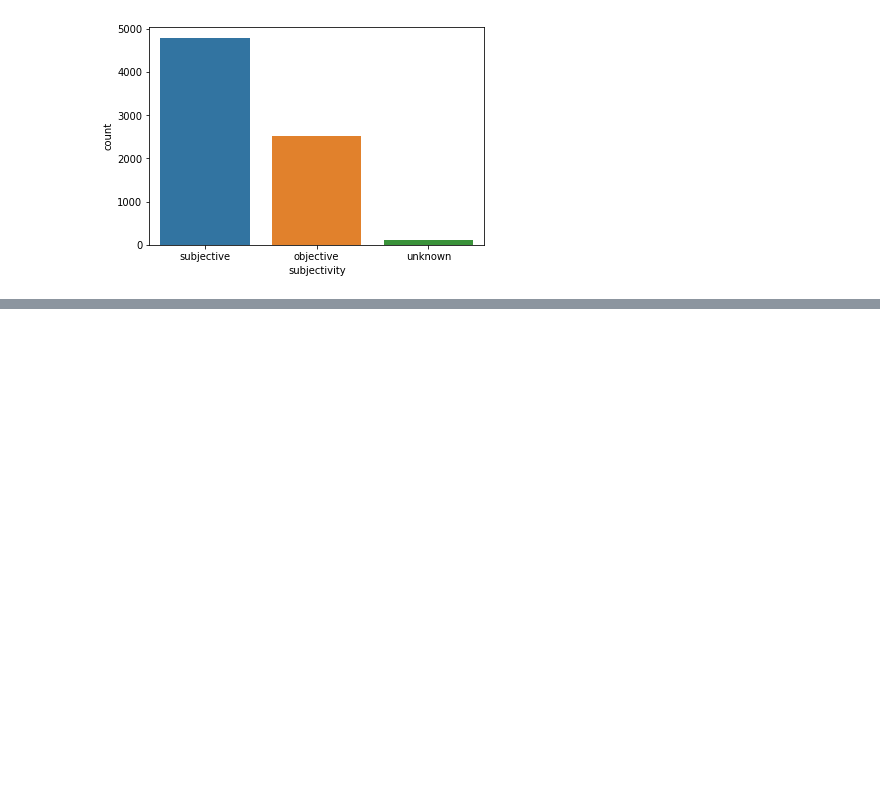
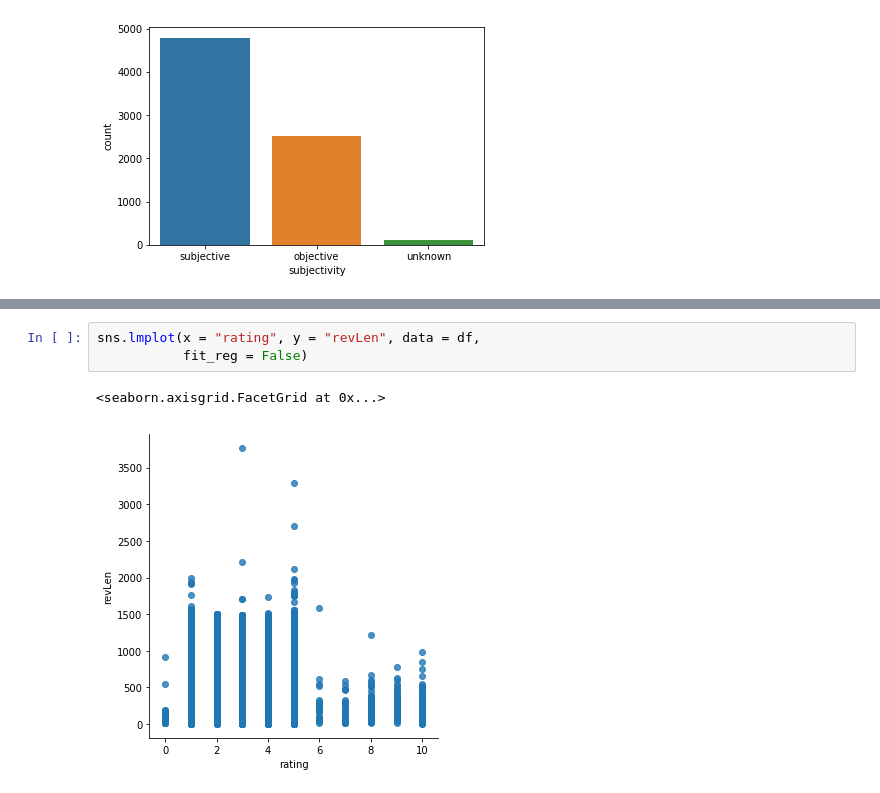
Before and after one commit to itsbrycehere/Data-Science, a Jupyter notebook: HotelSound.ipynb, the cells around one changed output, grey strips where cells are left out. Drawn from its saved outputs; the diff is of its cells as text; blank space fills up the shorter version.

```diff
--- a/HotelSound.ipynb
+++ b/HotelSound.ipynb
@@ -278,0 +299,6 @@ sns.countplot(dfSound.subjectivity)
+# %%
+sns.lmplot(x = "rating", y = "revLen", data = df,
+           fit_reg = False)
+# %% [output]
+<seaborn.axisgrid.FacetGrid at 0x...>
+[figure, added]
```
Also changed, not shown: parts of 9 cells of this notebook, 2 other files.
